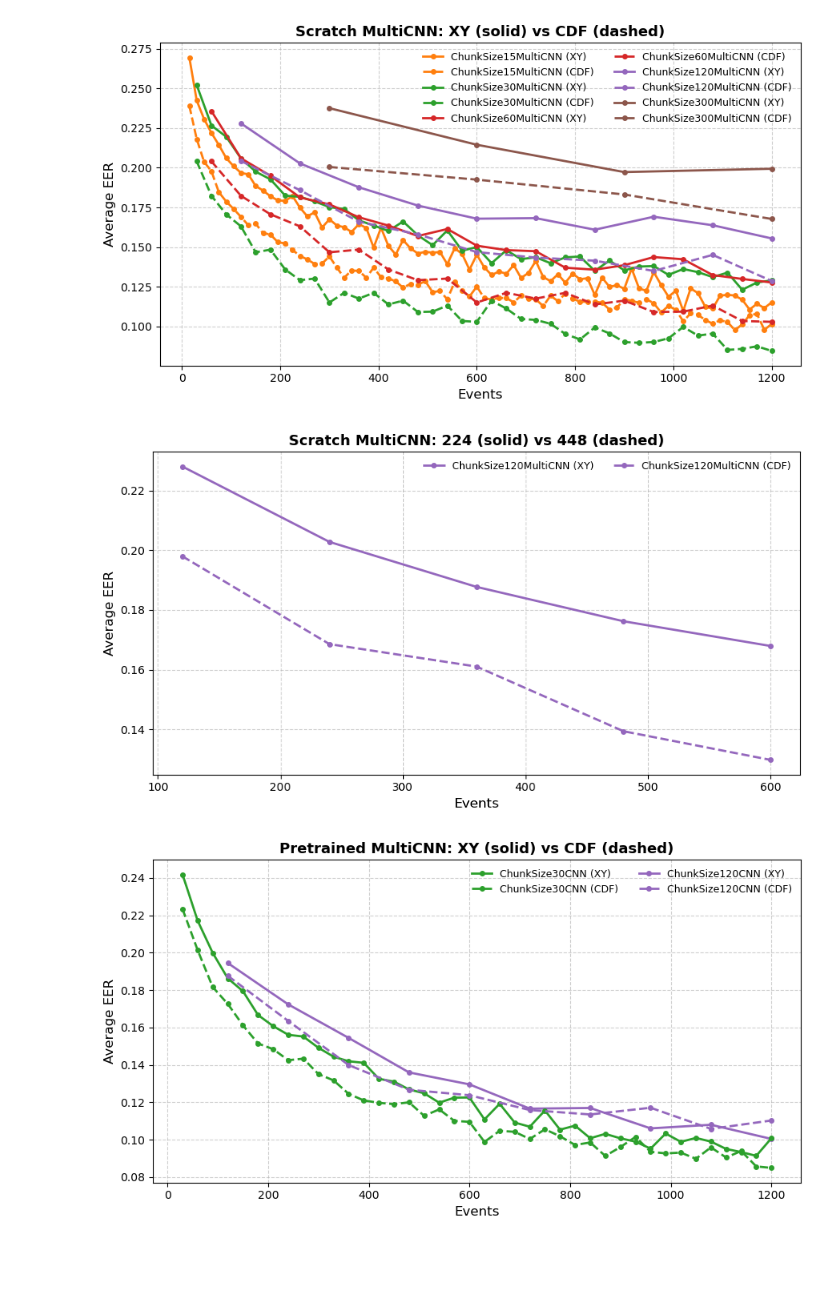
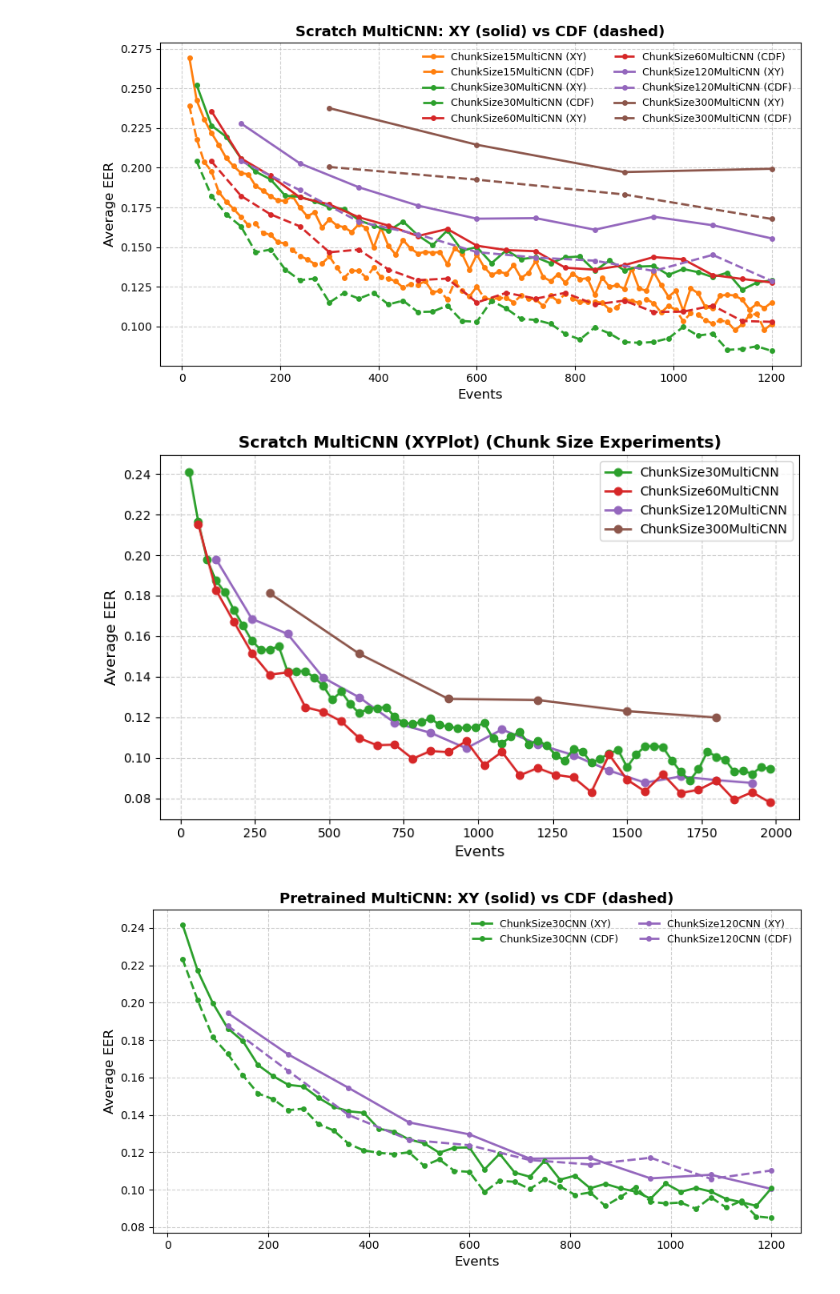
Before and after one commit to S-lijun/Mouse_Dynamics, a Jupyter notebook: Results.ipynb, the cells around one changed output. Drawn from its saved outputs; the diff is of its cells as text; code cells hidden in the pictures; blank space fills up the shorter version.

```diff
--- a/Results.ipynb
+++ b/Results.ipynb
@@ -510,14 +510,9 @@ plot_chunk_xy_cdf_curves(
 # %% [output]
 [figure]
 # %%
-plot_chunk_xy_cdf_curves(
-    xy_dir="Visualization/Testing/XYPlot",
-    cdf_dir="Visualization/Testing/448",
-    title="Scratch MultiCNN: 224 (solid) vs 448 (dashed)",
-    max_event=650
-)
+plot_chunk_json_curves("Visualization/Testing/448", max_event=2000, model="Scratch MultiCNN (XYPlot)")
 # %% [output]
-[figure, old version]
+[figure, new version]
 # %%
 plot_chunk_xy_cdf_curves(
     xy_dir="Visualization/CV/train_multi_pretrained_CNN/XYPlot",
```
Also changed, not shown: 8 other files.
